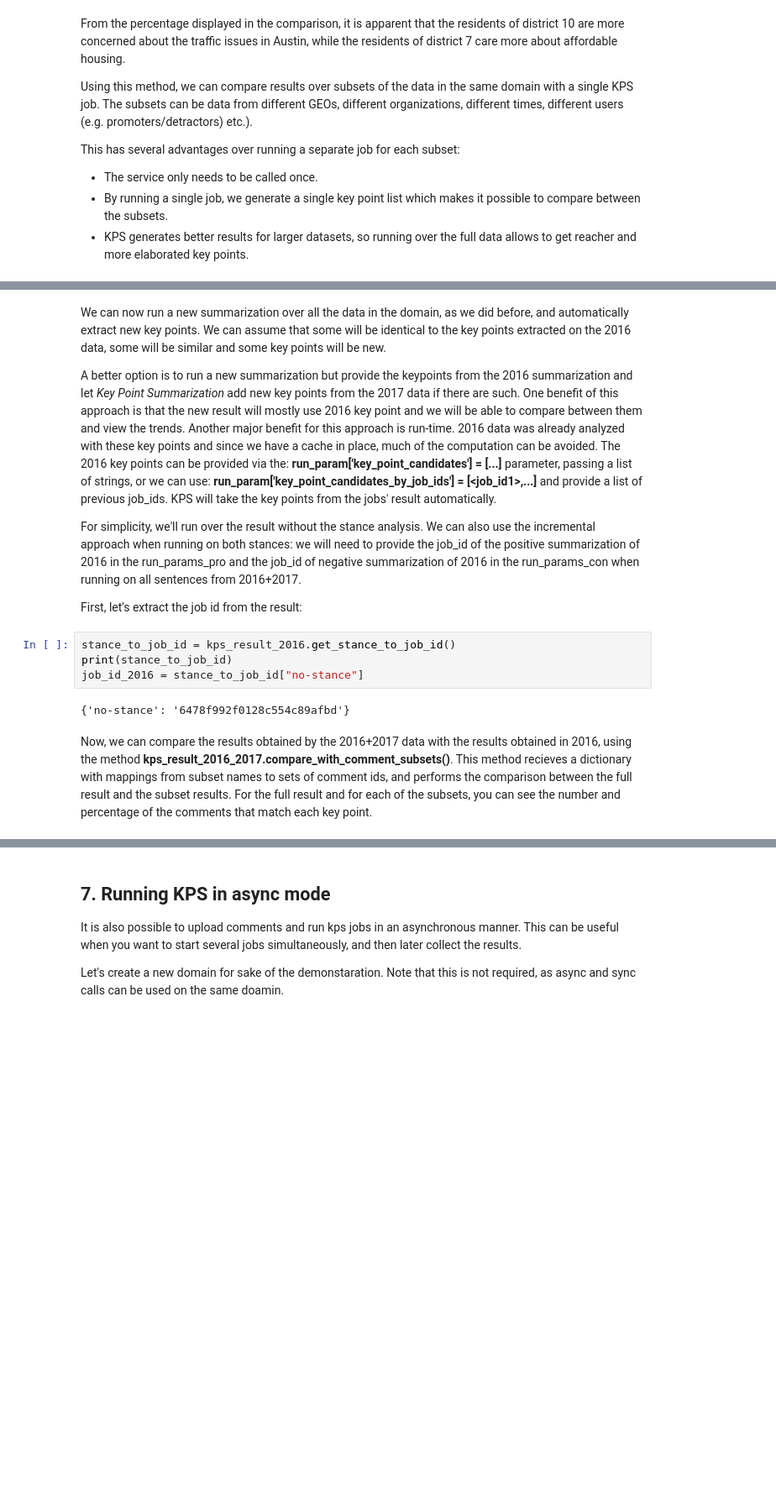
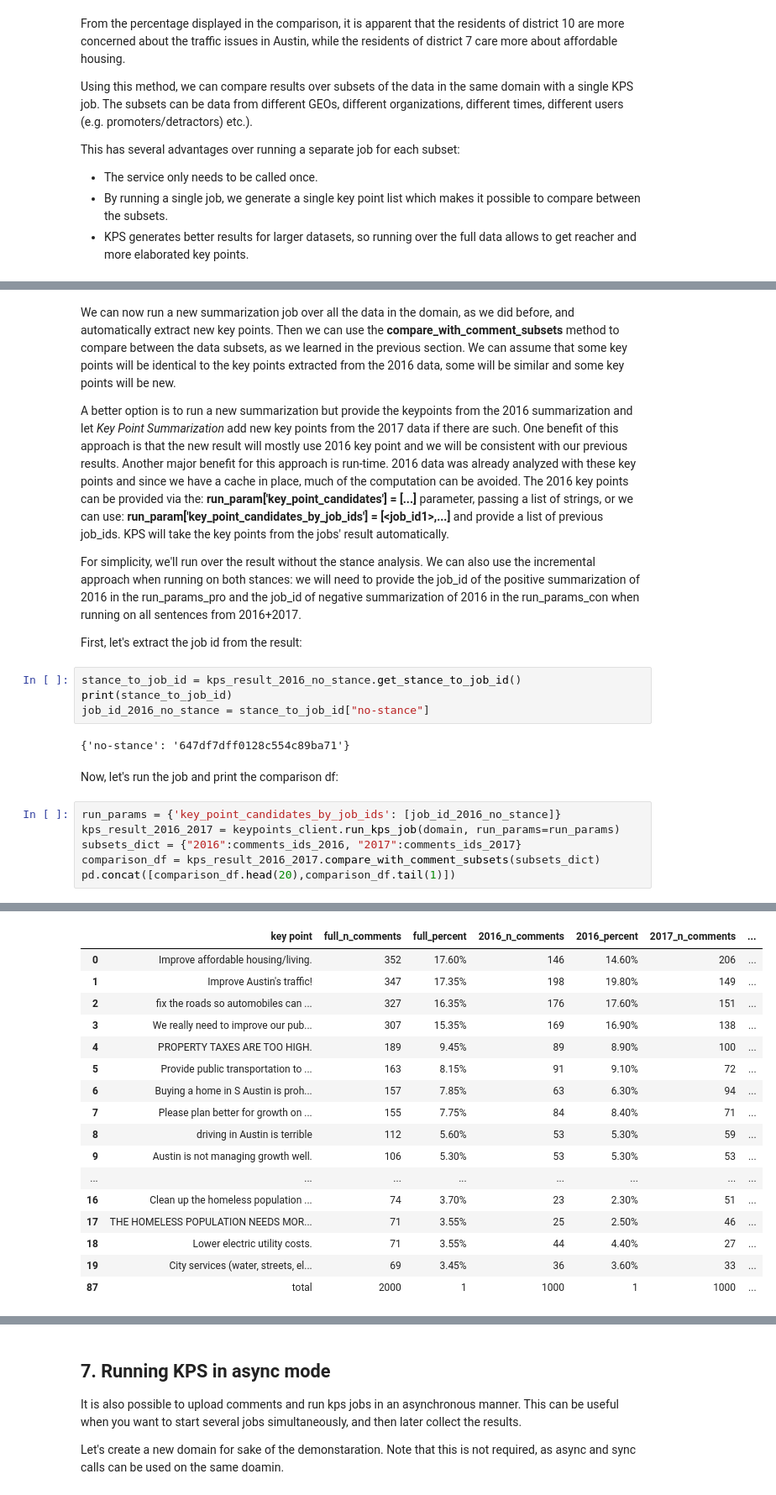
Before and after one commit to IBM/debater-eap-tutorial, a Jupyter notebook: survey_usecase/new_sdk/kpa_quick_start_tutorial-with_results.ipynb, the cells around one changed output, grey strips where cells are left out. Shown: that part at 84% size. Cells and saved outputs as stored; diff of their text form; blank space fills up the shorter version.

```diff
--- a/survey_usecase/new_sdk/kpa_quick_start_tutorial-with_results.ipynb
+++ b/survey_usecase/new_sdk/kpa_quick_start_tutorial-with_results.ipynb
@@ -527,17 +522,23 @@ keypoints_client.upload_comments(domain=domain, comments_ids=comments_ids_2017,
 # %% [markdown]
-We can now run a new summarization over all the data in the domain, as we did before, and automatically extract new key points. We can assume that some will be identical to the key points extracted on the 2016 data, some will be similar and some key points will be new.
+We can now run a new summarization job over all the data in the domain, as we did before, and automatically extract new key points. Then we can use the **compare_with_comment_subsets** method to compare between the data subsets, as we learned in the previous section. We can assume that some key points will be identical to the key points extracted from the 2016 data, some will be similar and some key points will be new.
 
-A better option is to run a new summarization but provide the keypoints from the 2016 summarization and let *Key Point Summarization* add new key points from the 2017 data if there are such. One benefit of this approach is that the new result will mostly use 2016 key point and we will be able to compare between them and view the trends. Another major benefit for this approach is run-time. 2016 data was already analyzed with these key points and since we have a cache in place, much of the computation can be avoided. The 2016 key points can be provided via the: **run_param['key_point_candidates'] = [...]** parameter, passing a list of strings, or we can use: **run_param['key_point_candidates_by_job_ids'] = [\<job_id1\>,...]** and provide a list of previous job_ids. KPS will take the key points from the jobs' result automatically.
+A better option is to run a new summarization but provide the keypoints from the 2016 summarization and let *Key Point Summarization* add new key points from the 2017 data if there are such. One benefit of this approach is that the new result will mostly use 2016 key point and we will be consistent with our previous results. Another major benefit for this approach is run-time. 2016 data was already analyzed with these key points and since we have a cache in place, much of the computation can be avoided. The 2016 key points can be provided via the: **run_param['key_point_candidates'] = [...]** parameter, passing a list of strings, or we can use: **run_param['key_point_candidates_by_job_ids'] = [\<job_id1\>,...]** and provide a list of previous job_ids. KPS will take the key points from the jobs' result automatically.
 
 For simplicity, we'll run over the result without the stance analysis. We can also use the incremental approach when running on both stances: we will need to provide the job_id of the positive summarization of 2016 in the run_params_pro and the job_id of negative summarization of 2016 in the run_params_con when running on all sentences from 2016+2017.
 
 First, let's extract the job id from the result:
 # %%
-stance_to_job_id = kps_result_2016.get_stance_to_job_id()
+stance_to_job_id = kps_result_2016_no_stance.get_stance_to_job_id()
 print(stance_to_job_id)
-job_id_2016 = stance_to_job_id["no-stance"]
+job_id_2016_no_stance = stance_to_job_id["no-stance"]
 # %% [output]
-{'no-stance': '6478f992f0128c554c89afbd'}
+{'no-stance': '647df7dff0128c554c89ba71'}
-# %% [markdown]
-Now, we can compare the results obtained by the 2016+2017 data with the results obtained in 2016, using the method **kps_result_2016_2017.compare_with_comment_subsets()**.
-This method recieves a dictionary with mappings from subset names to sets of comment ids, and performs the comparison between the full result and the subset results. For the full result and for each of the subsets, you can see the number and percentage of the comments that match each key point.
+# %% [markdown]
+Now, let's run the job and print the comparison df:
+# %%
+run_params = {'key_point_candidates_by_job_ids': [job_id_2016_no_stance]}
+kps_result_2016_2017 = keypoints_client.run_kps_job(domain, run_params=run_params)
+subsets_dict = {"2016":comments_ids_2016, "2017":comments_ids_2017}
+comparison_df = kps_result_2016_2017.compare_with_comment_subsets(subsets_dict)
+pd.concat([comparison_df.head(20),comparison_df.tail(1)])
+# %% [output]
@@ -544 +555,18 @@ This method recieves a dictionary with mappings from subset names to sets of com
+|  | key point | full_n_comments | full_percent | 2016_n_comments | 2016_percent | 2017_n_comments | ... |
+| 0 | Improve affordable housing/living. | 352 | 17.60% | 146 | 14.60% | 206 | ... |
+| 1 | Improve Austin's traffic! | 347 | 17.35% | 198 | 19.80% | 149 | ... |
+| 2 | fix the roads so automobiles can ... | 327 | 16.35% | 176 | 17.60% | 151 | ... |
+| 3 | We really need to improve our pub... | 307 | 15.35% | 169 | 16.90% | 138 | ... |
+| 4 | PROPERTY TAXES ARE TOO HIGH. | 189 | 9.45% | 89 | 8.90% | 100 | ... |
+| 5 | Provide public transportation to ... | 163 | 8.15% | 91 | 9.10% | 72 | ... |
+| 6 | Buying a home in S Austin is proh... | 157 | 7.85% | 63 | 6.30% | 94 | ... |
+| 7 | Please plan better for growth on ... | 155 | 7.75% | 84 | 8.40% | 71 | ... |
+| 8 | driving in Austin is terrible | 112 | 5.60% | 53 | 5.30% | 59 | ... |
+| 9 | Austin is not managing growth well. | 106 | 5.30% | 53 | 5.30% | 53 | ... |
+| ... | ... | ... | ... | ... | ... | ... | ... |
+| 16 | Clean up the homeless population ... | 74 | 3.70% | 23 | 2.30% | 51 | ... |
+| 17 | THE HOMELESS POPULATION NEEDS MOR... | 71 | 3.55% | 25 | 2.50% | 46 | ... |
+| 18 | Lower electric utility costs. | 71 | 3.55% | 44 | 4.40% | 27 | ... |
+| 19 | City services (water, streets, el... | 69 | 3.45% | 36 | 3.60% | 33 | ... |
+| 87 | total | 2000 | 1 | 1000 | 1 | 1000 | ... |
 # %% [markdown]
```
Also changed, not shown: parts of 30 cells of this notebook.
